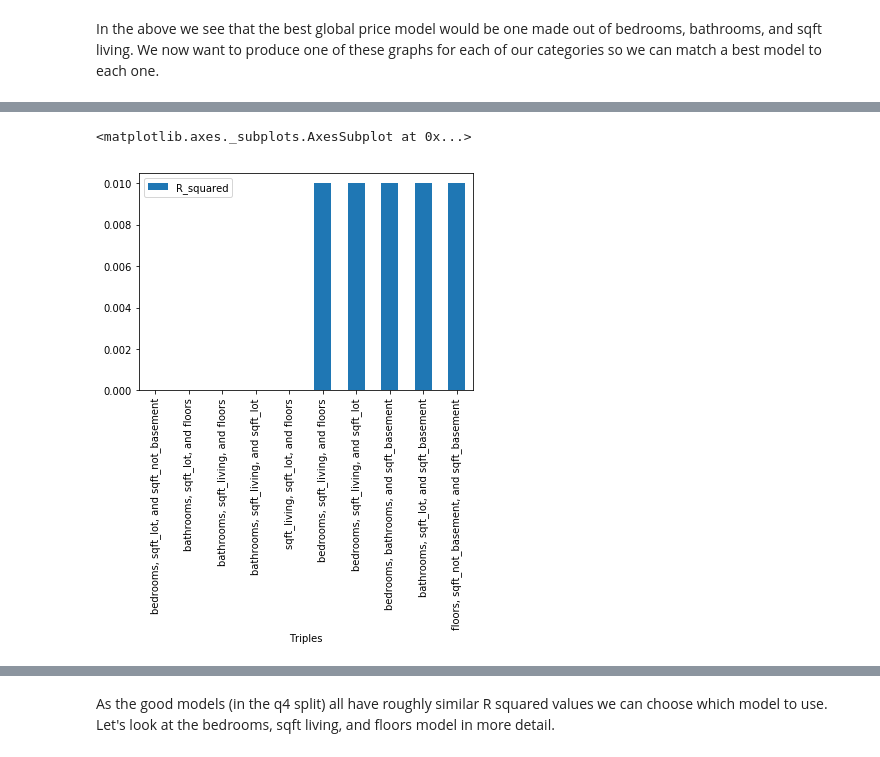
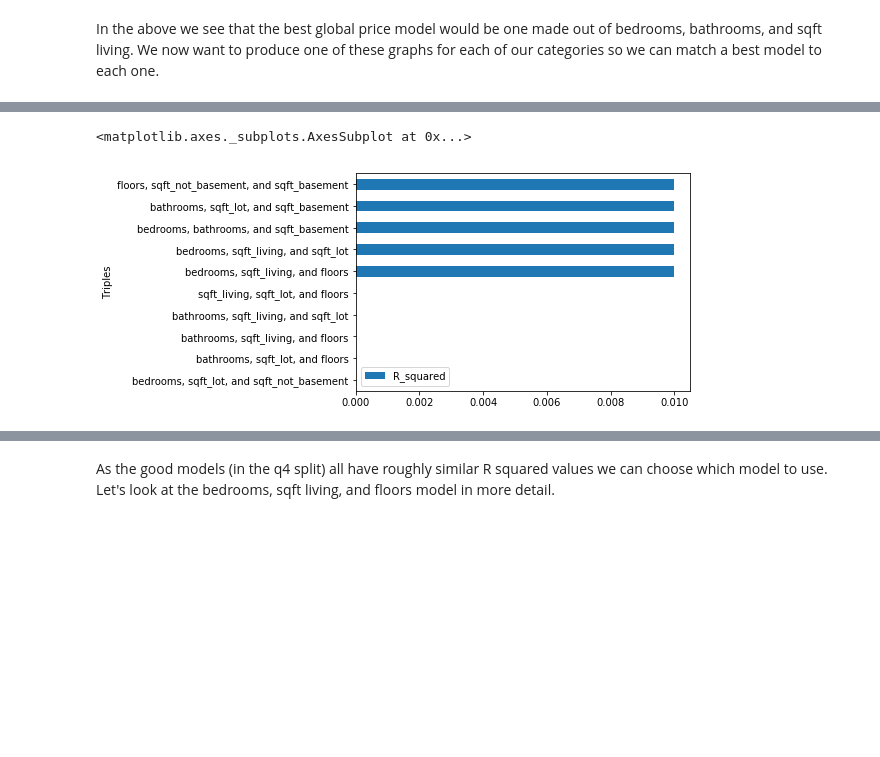
Before and after one commit to Greg-S-12/Mod1_Project, a Jupyter notebook: final_notebook.ipynb, the cells around one changed output, grey strips where cells are left out. Saved outputs shown, nothing was run; the diff lists cells and outputs as text; code cells hidden in the pictures; blank space fills up the shorter version.

```diff
--- a/final_notebook.ipynb
+++ b/final_notebook.ipynb
@@ -298,10 +318,10 @@ r2(df_control_priceq1)[:5].append(r2(df_control_priceq1)[-5:]).plot.bar()
 # %%
 # The R squared values of the best and worst models in the q2 price split
 
-r2(df_control_priceq2)[:5].append(r2(df_control_priceq2)[-5:]).plot.bar()
+r2(df_control_priceq2)[:5].append(r2(df_control_priceq2)[-5:]).plot.barh()
 # %% [output]
 <matplotlib.axes._subplots.AxesSubplot at 0x...>
-[figure, old version]
+[figure, new version]
 # %%
 # The R squared values of the best and worst models in the q3 price split
 
```
Also changed, not shown: parts of 36 cells of this notebook.
